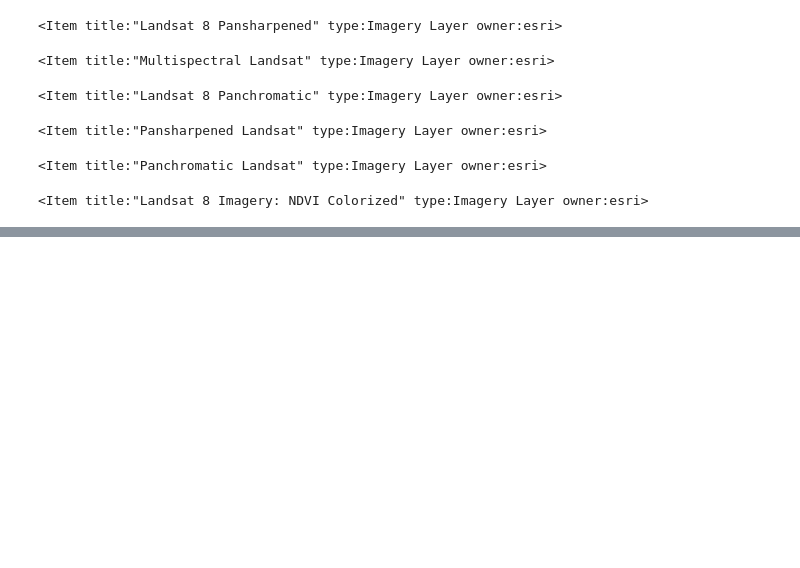
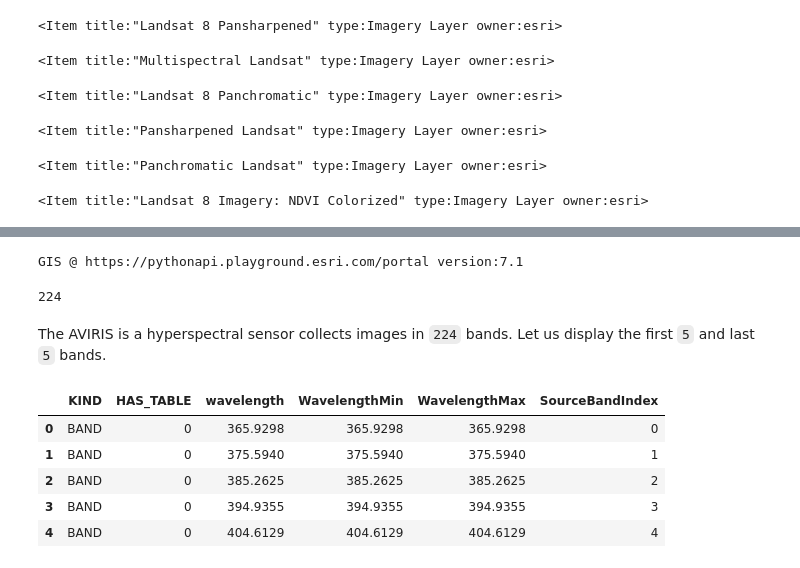
Before and after one commit to AtmaMani/arcgis-python-api, a Jupyter notebook: guide/06-imagery-and-raster-analysis/raster-module.ipynb, the cells around one changed output, grey strips where cells are left out. Cells and saved outputs as stored; diff of their text form; code cells hidden in the pictures; blank space fills up the shorter version.

```diff
--- a/guide/06-imagery-and-raster-analysis/raster-module.ipynb
+++ b/guide/06-imagery-and-raster-analysis/raster-module.ipynb
@@ -69,0 +154,23 @@ for result in search_result:
+# %%
+entp_gis = GIS(profile='your_entp_profile')
+entp_gis
+# %% [output]
+GIS @ https://pythonapi.playground.esri.com/portal version:7.1
+# %%
+aviris_item = entp_gis.content.search('omaha aviris', item_type='Imagery Layer')[0]
+aviris_layer = aviris_item.layers[0]
+# %%
+aviris_layer.band_count
+# %% [output]
+224
+# %% [markdown]
+The AVIRIS is a hyperspectral sensor collects images in `224` bands. Let us display the first `5` and last `5` bands.
+# %%
+aviris_layer.band_wavelenths.head(5)
+# %% [output]
+|  | KIND | HAS_TABLE | wavelength | WavelengthMin | WavelengthMax | SourceBandIndex |
+| 0 | BAND | 0 | 365.9298 | 365.9298 | 365.9298 | 0 |
+| 1 | BAND | 0 | 375.5940 | 375.5940 | 375.5940 | 1 |
+| 2 | BAND | 0 | 385.2625 | 385.2625 | 385.2625 | 2 |
+| 3 | BAND | 0 | 394.9355 | 394.9355 | 394.9355 | 3 |
+| 4 | BAND | 0 | 404.6129 | 404.6129 | 404.6129 | 4 |
```
Also changed, not shown: parts of 42 cells of this notebook.
